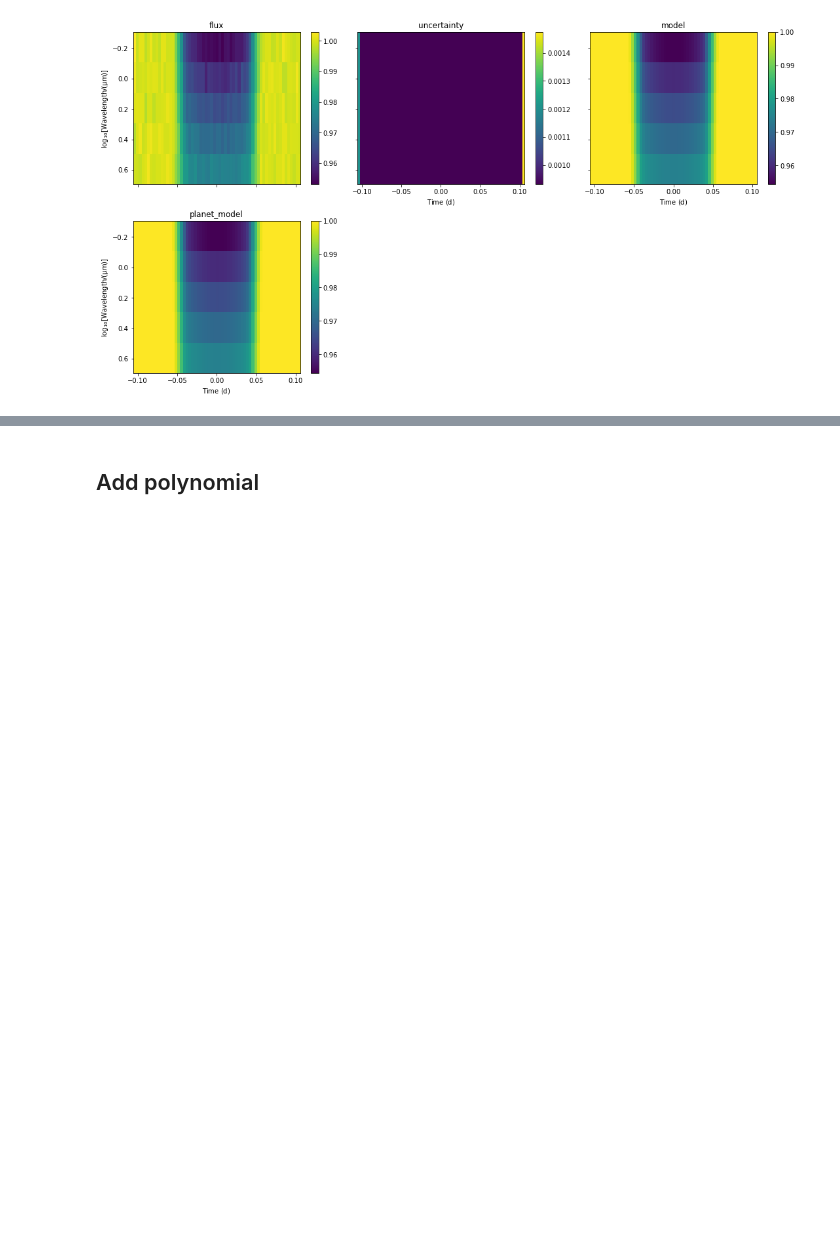
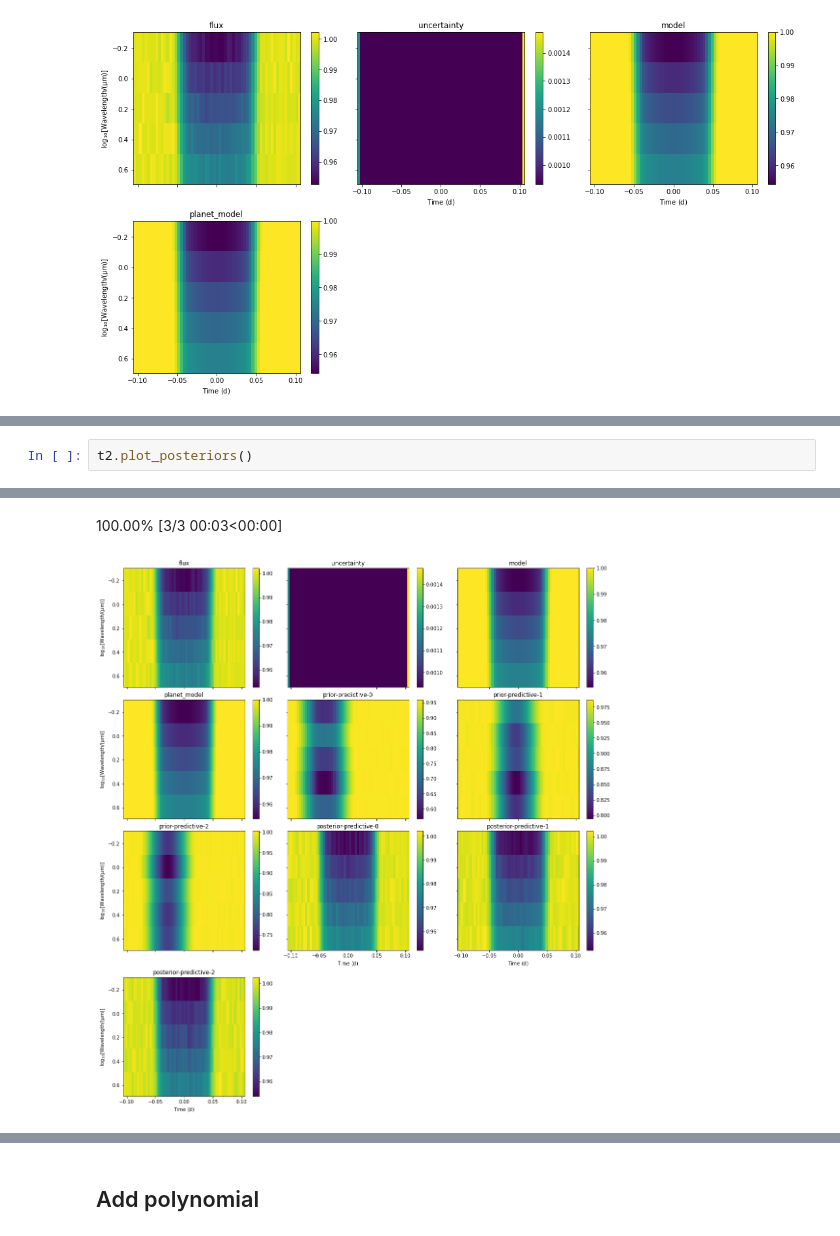
Before and after one commit to catrionamurray/chromatic_fitting, a Jupyter notebook: experiments.ipynb, the cells around one changed output, grey strips where cells are left out. Drawn from its saved outputs; the diff is of its cells as text; blank space fills up the shorter version.

```diff
--- a/experiments.ipynb
+++ b/experiments.ipynb
@@ -225,0 +303,3 @@ plot_2d_lightcurves(t)
+# %%
+t2.plot_posteriors()
+# %% [output]
@@ -225,0 +307,2 @@ plot_2d_lightcurves(t)
+100.00% [3/3 00:03<00:00]
+[figure, added]
```
Also changed, not shown: parts of 20 cells of this notebook.
